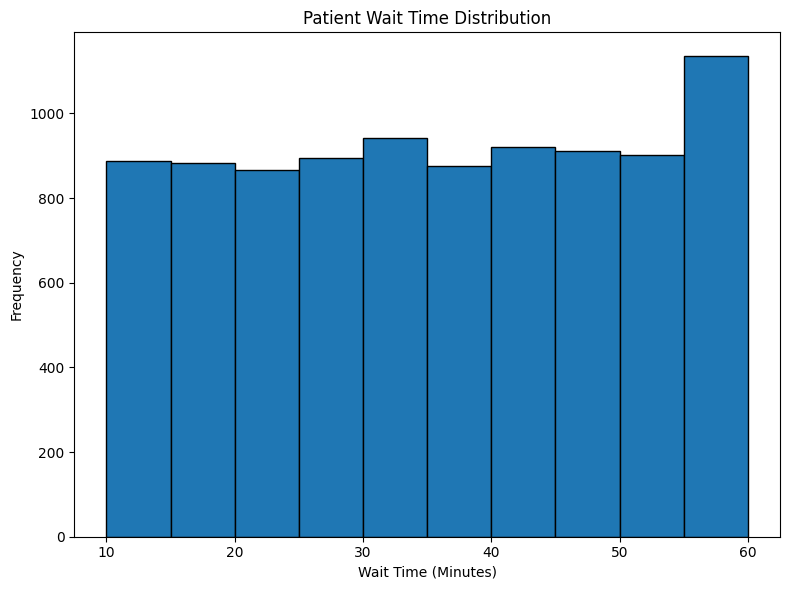
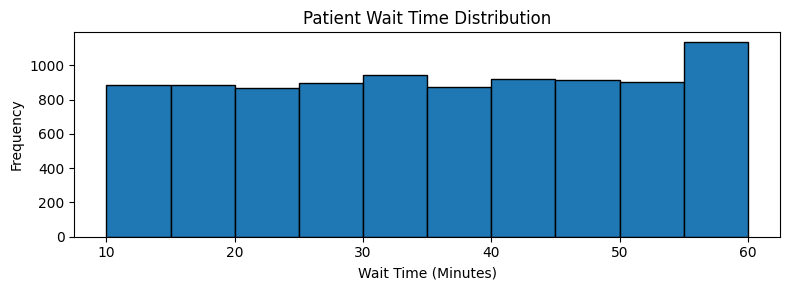
The notebook cell's code change between the first figure and the second:
--- before
+++ after
@@ -1,3 +1,3 @@
-plt.figure(figsize=(8, 6))
+plt.figure(figsize=(8, 3))
 plt.hist(df["patient_waittime"], edgecolor = "black")
 plt.title("Patient Wait Time Distribution")

Commit: removed the unwanted variable "ax"